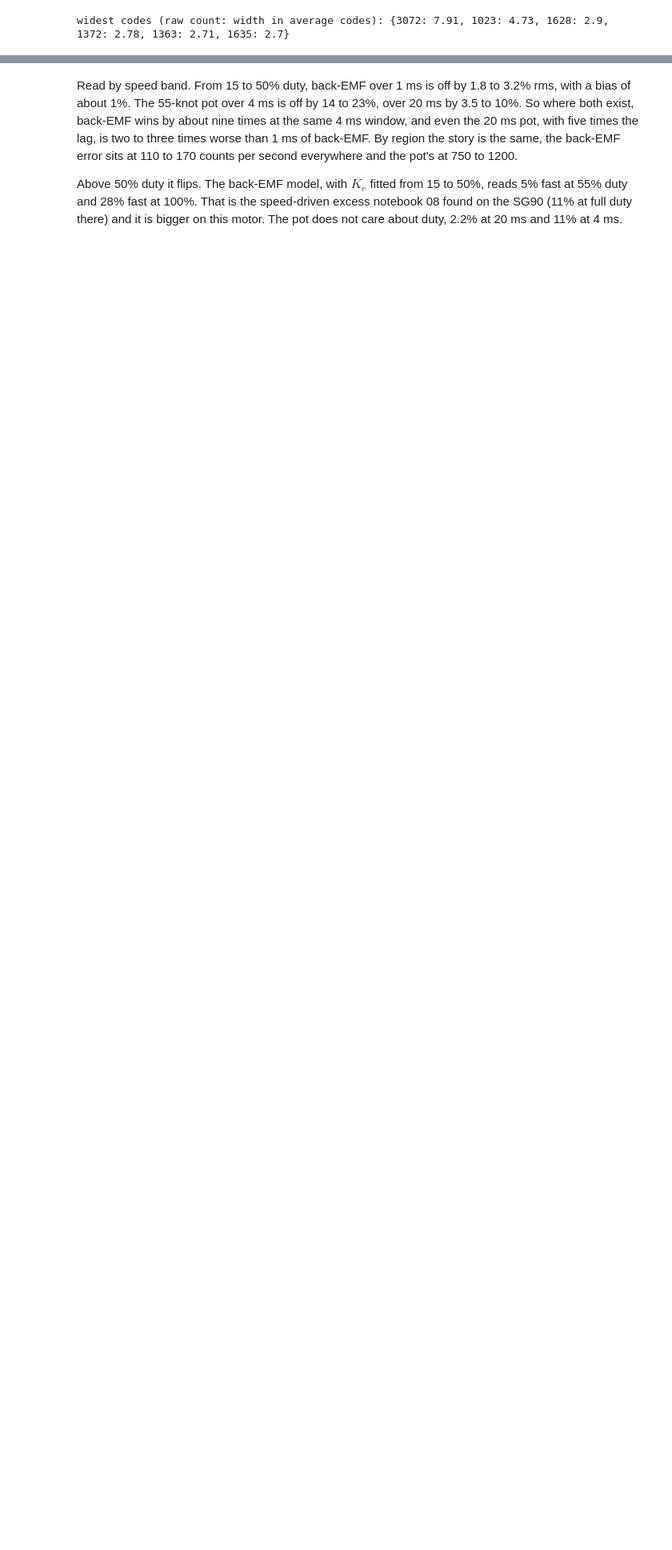
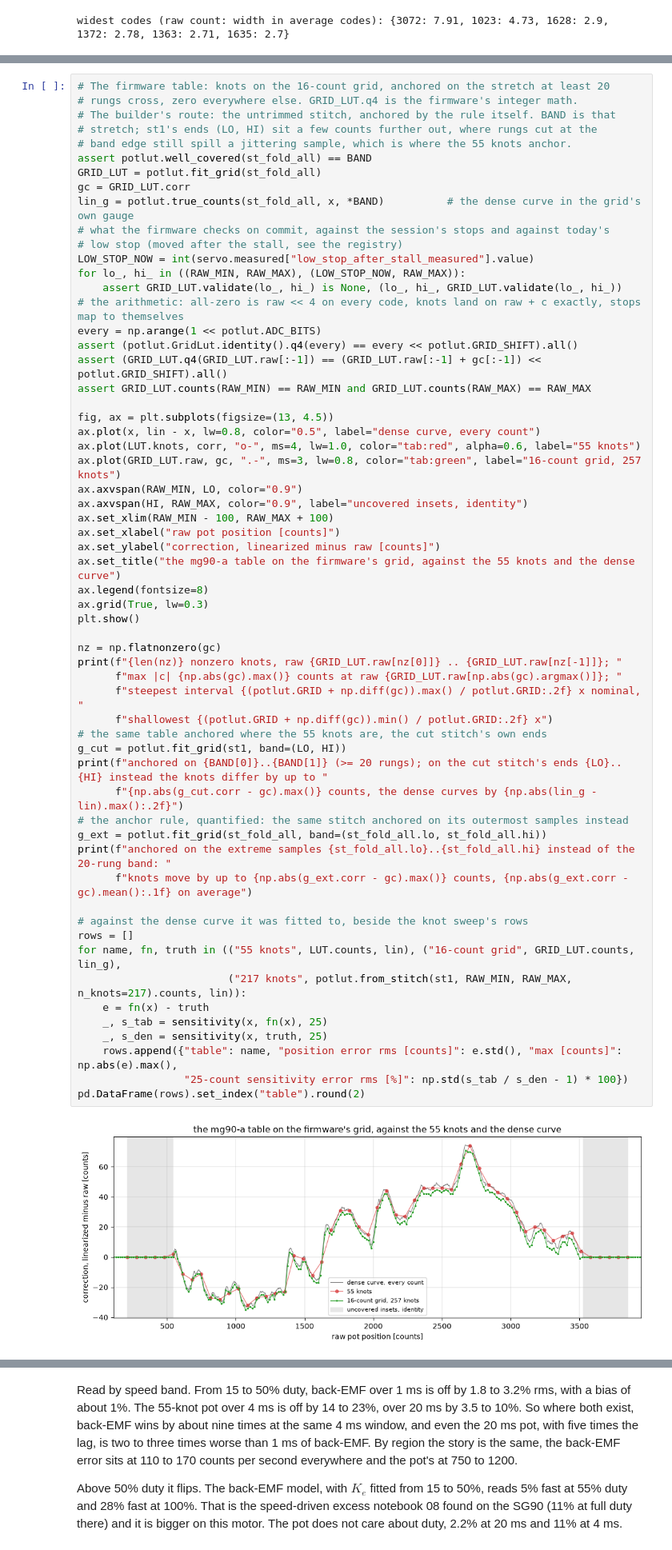
Before and after one commit to OpenServoCore/open-servo-core, a Jupyter notebook: notebooks/09-pot-linearization.ipynb, the cells around one changed output, grey strips where cells are left out. Shown at 80% size. Saved outputs shown, nothing was run; the diff lists cells and outputs as text; blank space fills up the shorter version.

```diff
--- a/notebooks/09-pot-linearization.ipynb
+++ b/notebooks/09-pot-linearization.ipynb
@@ -2022,0 +2059,61 @@ print(LUT.to_json(dataset=ds.key, rungs=int(sum(core(r) for r in FOLD)), covered
+# %%
+# The firmware table: knots on the 16-count grid, anchored on the stretch at least 20
+# rungs cross, zero everywhere else. GRID_LUT.q4 is the firmware's integer math.
+# The builder's route: the untrimmed stitch, anchored by the rule itself. BAND is that
+# stretch; st1's ends (LO, HI) sit a few counts further out, where rungs cut at the
+# band edge still spill a jittering sample, which is where the 55 knots anchor.
+assert potlut.well_covered(st_fold_all) == BAND
+GRID_LUT = potlut.fit_grid(st_fold_all)
+gc = GRID_LUT.corr
+lin_g = potlut.true_counts(st_fold_all, x, *BAND)          # the dense curve in the grid's own gauge
+# what the firmware checks on commit, against the session's stops and against today's
+# low stop (moved after the stall, see the registry)
+LOW_STOP_NOW = int(servo.measured["low_stop_after_stall_measured"].value)
+for lo_, hi_ in ((RAW_MIN, RAW_MAX), (LOW_STOP_NOW, RAW_MAX)):
+    assert GRID_LUT.validate(lo_, hi_) is None, (lo_, hi_, GRID_LUT.validate(lo_, hi_))
+# the arithmetic: all-zero is raw << 4 on every code, knots land on raw + c exactly, stops map to themselves
+every = np.arange(1 << potlut.ADC_BITS)
+assert (potlut.GridLut.identity().q4(every) == every << potlut.GRID_SHIFT).all()
+assert (GRID_LUT.q4(GRID_LUT.raw[:-1]) == (GRID_LUT.raw[:-1] + gc[:-1]) << potlut.GRID_SHIFT).all()
+assert GRID_LUT.counts(RAW_MIN) == RAW_MIN and GRID_LUT.counts(RAW_MAX) == RAW_MAX
+
+fig, ax = plt.subplots(figsize=(13, 4.5))
+ax.plot(x, lin - x, lw=0.8, color="0.5", label="dense curve, every count")
+ax.plot(LUT.knots, corr, "o-", ms=4, lw=1.0, color="tab:red", alpha=0.6, label="55 knots")
+ax.plot(GRID_LUT.raw, gc, ".-", ms=3, lw=0.8, color="tab:green", label="16-count grid, 257 knots")
+ax.axvspan(RAW_MIN, LO, color="0.9")
+ax.axvspan(HI, RAW_MAX, color="0.9", label="uncovered insets, identity")
+ax.set_xlim(RAW_MIN - 100, RAW_MAX + 100)
+ax.set_xlabel("raw pot position [counts]")
+ax.set_ylabel("correction, linearized minus raw [counts]")
+ax.set_title("the mg90-a table on the firmware's grid, against the 55 knots and the dense curve")
+ax.legend(fontsize=8)
+ax.grid(True, lw=0.3)
+plt.show()
+
+nz = np.flatnonzero(gc)
+print(f"{len(nz)} nonzero knots, raw {GRID_LUT.raw[nz[0]]} .. {GRID_LUT.raw[nz[-1]]}; "
+      f"max |c| {np.abs(gc).max()} counts at raw {GRID_LUT.raw[np.abs(gc).argmax()]}; "
+      f"steepest interval {(potlut.GRID + np.diff(gc)).max() / potlut.GRID:.2f} x nominal, "
+      f"shallowest {(potlut.GRID + np.diff(gc)).min() / potlut.GRID:.2f} x")
+# the same table anchored where the 55 knots are, the cut stitch's own ends
+g_cut = potlut.fit_grid(st1, band=(LO, HI))
+print(f"anchored on {BAND[0]}..{BAND[1]} (>= 20 rungs); on the cut stitch's ends {LO}..{HI} instead the knots differ by up to "
+      f"{np.abs(g_cut.corr - gc).max()} counts, the dense curves by {np.abs(lin_g - lin).max():.2f}")
+# the anchor rule, quantified: the same stitch anchored on its outermost samples instead
+g_ext = potlut.fit_grid(st_fold_all, band=(st_fold_all.lo, st_fold_all.hi))
+print(f"anchored on the extreme samples {st_fold_all.lo}..{st_fold_all.hi} instead of the 20-rung band: "
+      f"knots move by up to {np.abs(g_ext.corr - gc).max()} counts, {np.abs(g_ext.corr - gc).mean():.1f} on average")
+
+# against the dense curve it was fitted to, beside the knot sweep's rows
+rows = []
+for name, fn, truth in (("55 knots", LUT.counts, lin), ("16-count grid", GRID_LUT.counts, lin_g),
+                        ("217 knots", potlut.from_stitch(st1, RAW_MIN, RAW_MAX, n_knots=217).counts, lin)):
+    e = fn(x) - truth
+    _, s_tab = sensitivity(x, fn(x), 25)
+    _, s_den = sensitivity(x, truth, 25)
+    rows.append({"table": name, "position error rms [counts]": e.std(), "max [counts]": np.abs(e).max(),
+                 "25-count sensitivity error rms [%]": np.std(s_tab / s_den - 1) * 100})
+pd.DataFrame(rows).set_index("table").round(2)
+# %% [output]
+[figure, added]
```
Also changed, not shown: parts of 15 cells of this notebook, 1 other file.
